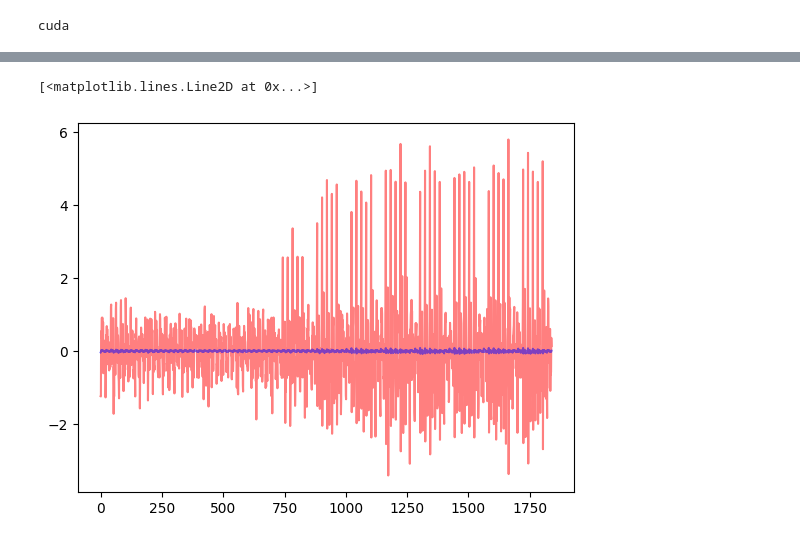
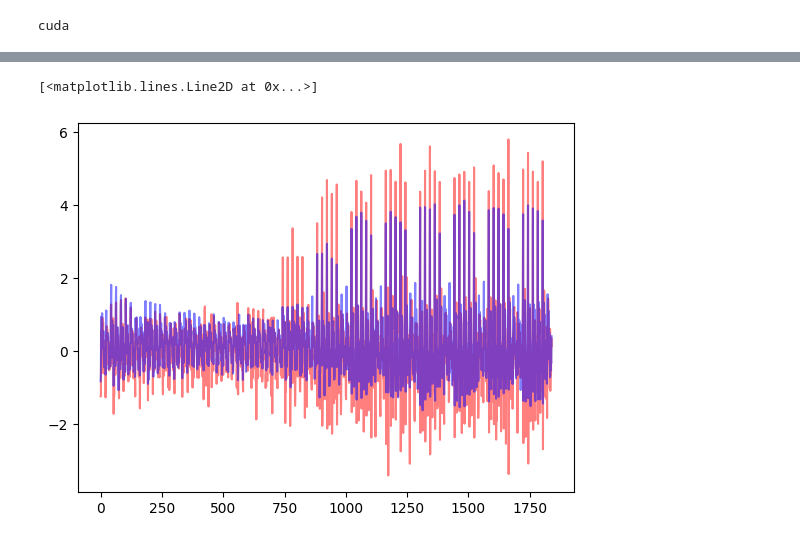
Before and after one commit to andr830g/Machine-Learning-Passenger-Forecasting, a Jupyter notebook: DeepLearningModelling.ipynb, the cells around one changed output, grey strips where cells are left out. Drawn from its saved outputs; the diff is of its cells as text; code cells hidden in the pictures.

```diff
--- a/DeepLearningModelling.ipynb
+++ b/DeepLearningModelling.ipynb
@@ -44,17 +44,15 @@ valLoader = DataLoader(valDataset, batch_size=batchSize, shuffle=False)
 # %%
-def evaluation(model, loader, loss_fn, device):
+def evaluation(model, criterion, device, X_val_tensor, y_val_tensor):
     model.eval()
-    total_loss = []
     with torch.no_grad():
-        for batch_idx, (Xbatch, ybatch) in enumerate(loader):
-            Xbatch = Xbatch.to(device)
-            ybatch = ybatch.to(device)
 
-            predictions = model(Xbatch)
+        X_val_tensor = X_val_tensor.to(device)
+        y_val_tensor = y_val_tensor.to(device)
 
-            loss = loss_fn(predictions, ybatch)
-            total_loss.append(loss.item())
-    return np.mean(total_loss)
+        predictions = model(X_val_tensor.unsqueeze(-1)).squeeze()
+
+        loss = criterion(predictions, y_val_tensor)
+    return loss.item()
 # %%
 if torch.cuda.is_available():
     print("cuda")
@@ -65,7 +63,7 @@ else:
 
 # Define the LSTM model
 class LSTM(nn.Module):
-    def __init__(self, input_size=1, hidden_size=10, num_layers=1, output_size=1):
+    def __init__(self, input_size=1, hidden_size=64, num_layers=2, output_size=1):
         super(LSTM, self).__init__()
         self.hidden_size = hidden_size
         self.num_layers = num_layers
@@ -74,8 +72,8 @@ class LSTM(nn.Module):
         #self.tanh = nn.Tanh()
 
     def forward(self, x):
-        h0 = torch.zeros(self.num_layers, x.size(0), self.hidden_size)
-        c0 = torch.zeros(self.num_layers, x.size(0), self.hidden_size)
+        h0 = torch.zeros(self.num_layers, x.size(0), self.hidden_size).to(x.device)
+        c0 = torch.zeros(self.num_layers, x.size(0), self.hidden_size).to(x.device)
 
         out, _ = self.lstm(x, (h0, c0))
         out = self.fc(out[:, -1, :])
@@ -83,8 +81,8 @@ class LSTM(nn.Module):
 # %% [output]
 cuda
 # %%
-model = LSTM()#.to(device)
-totalEpochs = 10
+model = LSTM().to(device)
+totalEpochs = 100
 optimizer = torch.optim.Adam(model.parameters(), lr=1e-3)
 criterion = nn.MSELoss(reduction="mean")
 
@@ -96,6 +94,9 @@ for epoch in nEpochs:
 
     optimizer.zero_grad()
 
+    X_train_tensor = X_train_tensor.to(device)
+    y_train_tensor = y_train_tensor.to(device)
+
     predictions = model(X_train_tensor.unsqueeze(-1)).squeeze()
 
     loss = criterion(predictions, y_train_tensor)
@@ -103,16 +104,17 @@ for epoch in nEpochs:
 
     optimizer.step()
 
-    #val_loss = evaluation(model, valLoader, criterion, device)
+    val_loss = evaluation(model, criterion, device, X_val_tensor, y_val_tensor)
 
     train_loss_list.append(loss.item())
-    #val_loss_list.append(val_loss)
+    val_loss_list.append(val_loss)
 
     if epoch % 10 == 0:
-        print(f"Epoch: {epoch}, Train Loss: {loss.item()}")#, Val Loss: {val_loss}")
+        print(f"Epoch: {epoch}, Train Loss: {loss.item()}, Val Loss: {val_loss}")
 
 train_loss_list = np.array(train_loss_list)
-#val_loss_list = np.array(val_loss_list)
+val_loss_list = np.array(val_loss_list)
 #np.save(train_loss_list, "train_loss.npy")
 #np.save(val_loss_list, "val_loss.npy")
+model = model.to("cpu")
 # %% [output]
@@ -120,8 +148,8 @@ Epoch: 10, Train Loss: 0.9705474376678467
 # %%
-import matplotlib.pyplot as plt
+y_val_pred = model(X_val_tensor.unsqueeze(-1)).detach().numpy()
 
 plt.plot(y_val_tensor, color="red", alpha=0.5)
-plt.plot(model(X_val_tensor.unsqueeze(-1)).detach().numpy(), color="blue", alpha=0.5)
+plt.plot(y_val_pred, color="blue", alpha=0.5)
 # %% [output]
 [<matplotlib.lines.Line2D at 0x...>]
-[figure, old version]
+[figure, new version]
```
Also changed, not shown: parts of 4 cells of this notebook.
